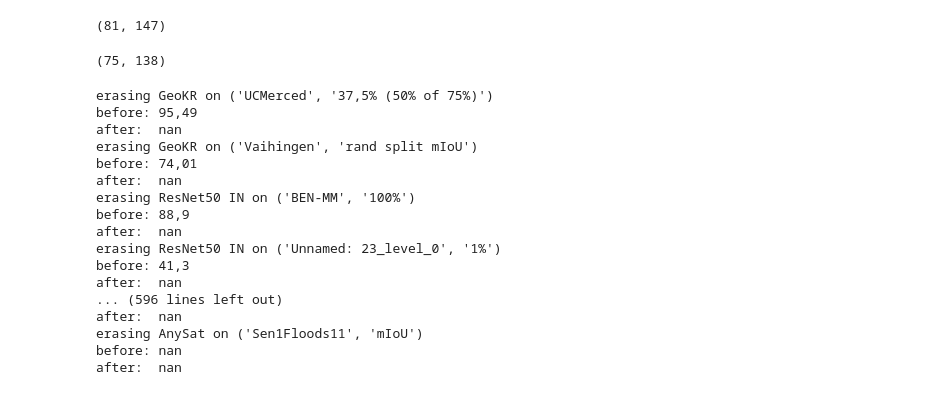
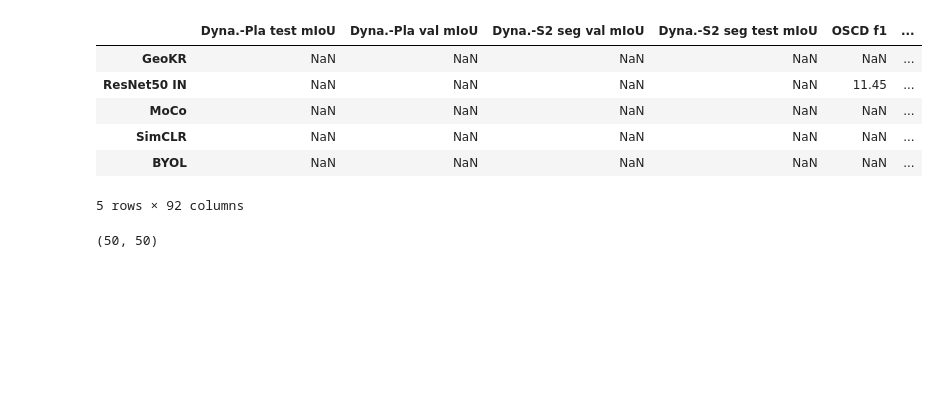
Before and after one commit to pierreadorni/capabilities-encoding, a Jupyter notebook: tests.ipynb, the cells around one changed output. Cells and saved outputs as stored; diff of their text form; code cells hidden in the pictures; blank space fills up the shorter version.

```diff
--- a/tests.ipynb
+++ b/tests.ipynb
@@ -36,32 +9,0 @@ while last_shape != new_data.shape:
-# %%
-new_data.shape
-# %% [output]
-(81, 147)
-# %%
-mean_errors.shape
-# %% [output]
-(75, 138)
-# %%
-for index in jnp.argwhere(mean_errors > 0.4):
-    print(f"erasing {new_data.index[int(index[0])]} on {new_data.columns[int(index[1])]}")
-    print(f"before: {new_data.loc[new_data.index[int(index[0])],new_data.columns[int(index[1])]]}")
-    new_data.loc[new_data.index[int(index[0])],new_data.columns[int(index[1])]] = jnp.nan
-    print(f"after:  {new_data.loc[new_data.index[int(index[0])],new_data.columns[int(index[1])]]}")
-# %% [output]
-erasing GeoKR on ('UCMerced', '37,5% (50% of 75%)')
-before: 95,49
-after:  nan
-erasing GeoKR on ('Vaihingen', 'rand split mIoU')
-before: 74,01
-after:  nan
-erasing ResNet50 IN on ('BEN-MM', '100%')
-before: 88,9
-after:  nan
-erasing ResNet50 IN on ('Unnamed: 23_level_0', '1%')
-before: 41,3
-after:  nan
-... (596 lines left out)
-after:  nan
-erasing AnySat on ('Sen1Floods11', 'mIoU')
-before: nan
-after:  nan
@@ -69,0 +10,11 @@ new_data.to_csv("data_cleaned.csv")
+# %%
+data = load_data()
+data.head()
+# %% [output]
+|  | Dyna.-Pla test mIoU | Dyna.-Pla val mIoU | Dyna.-S2 seg val mIoU | Dyna.-S2 seg test mIoU | OSCD f1 | ... |
+| GeoKR | NaN | NaN | NaN | NaN | NaN | ... |
+| ResNet50 IN | NaN | NaN | NaN | NaN | 11.45 | ... |
+| MoCo | NaN | NaN | NaN | NaN | NaN | ... |
+| SimCLR | NaN | NaN | NaN | NaN | NaN | ... |
+| BYOL | NaN | NaN | NaN | NaN | NaN | ... |
+5 rows × 92 columns
@@ -69,0 +35,4 @@ new_data.to_csv("data_cleaned.csv")
+# %%
+compute_poincare_dists(coords, 50, dims).shape
+# %% [output]
+(50, 50)
```
Also changed, not shown: parts of 9 cells of this notebook, 8 other files.
